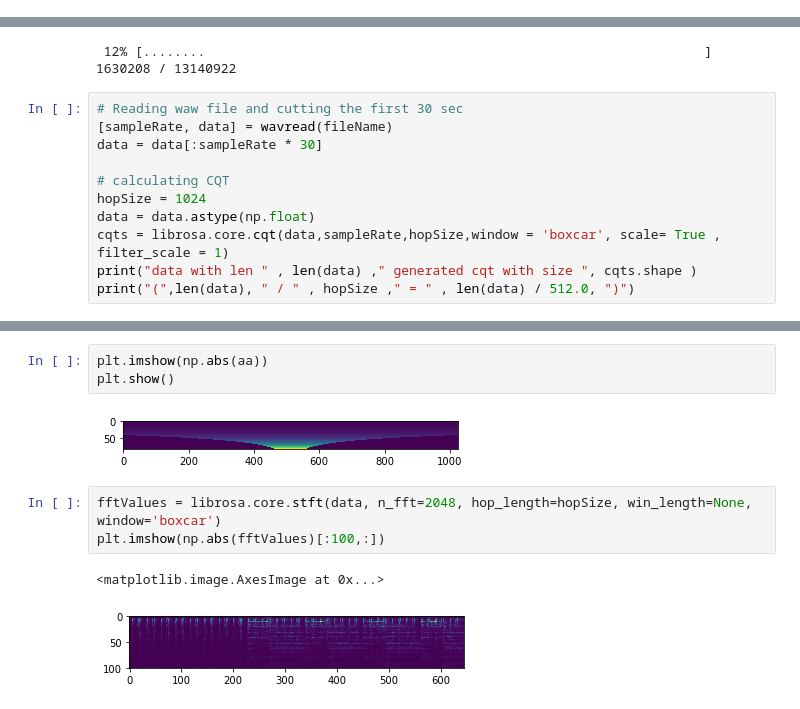
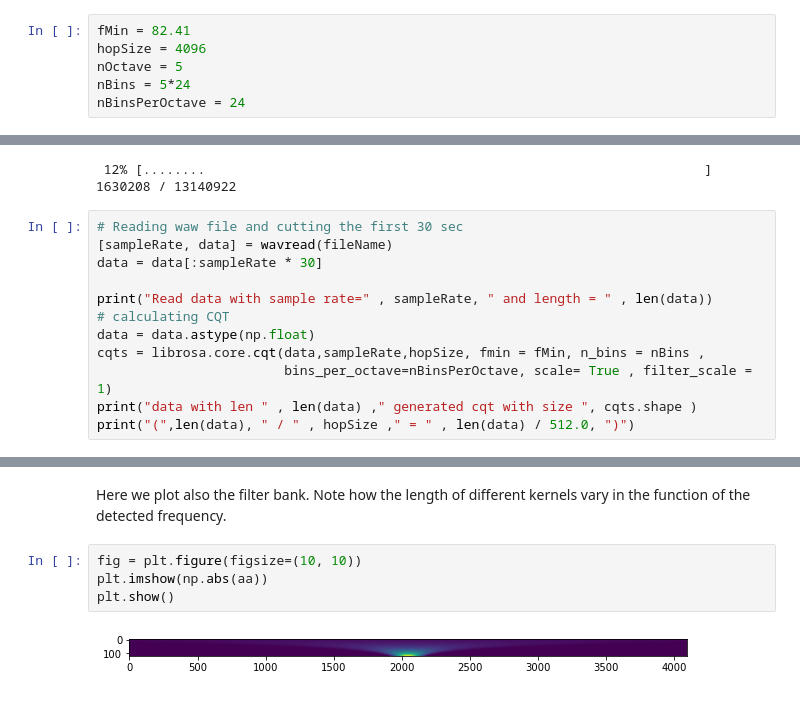
Before and after one commit to ma1112/MIDIML, a Jupyter notebook: data visualization/cqt.ipynb, the cells around one changed output, grey strips where cells are left out. Cells and saved outputs as stored; diff of their text form.

```diff
--- a/data visualization/cqt.ipynb
+++ b/data visualization/cqt.ipynb
@@ -11,0 +37,6 @@ from matplotlib import pyplot as plt
+# %%
+fMin = 82.41
+hopSize = 4096
+nOctave = 5
+nBins = 5*24
+nBinsPerOctave = 24
@@ -19,10 +52,11 @@ wget.download("http://www.ee.columbia.edu/~dpwe/sounds/music/africa-toto.wav", f
 [sampleRate, data] = wavread(fileName)
 data = data[:sampleRate * 30]
 
+print("Read data with sample rate=" , sampleRate, " and length = " , len(data))
 # calculating CQT
-hopSize = 1024
 data = data.astype(np.float)
-cqts = librosa.core.cqt(data,sampleRate,hopSize,window = 'boxcar', scale= True , filter_scale = 1)
+cqts = librosa.core.cqt(data,sampleRate,hopSize, fmin = fMin, n_bins = nBins ,
+                        bins_per_octave=nBinsPerOctave, scale= True , filter_scale = 1)
 print("data with len " , len(data) ," generated cqt with size ", cqts.shape )
 print("(",len(data), " / " , hopSize ," = " , len(data) / 512.0, ")")
 # %% [output]
@@ -62,11 +101,9 @@ fig.savefig('cqt_hop_by_hop.jpg')
+# %% [markdown]
+Here we plot also the filter bank.
+Note how the length of different kernels vary in the function of the detected frequency.
 # %%
+fig = plt.figure(figsize=(10, 10))
 plt.imshow(np.abs(aa))
 plt.show()
 # %% [output]
-[figure, old version]
+[figure, new version]
-# %%
-fftValues = librosa.core.stft(data, n_fft=2048, hop_length=hopSize, win_length=None, window='boxcar')
-plt.imshow(np.abs(fftValues)[:100,:])
-# %% [output]
-<matplotlib.image.AxesImage at 0x...>
-[figure, removed]
```
Also changed, not shown: parts of 7 cells of this notebook.
